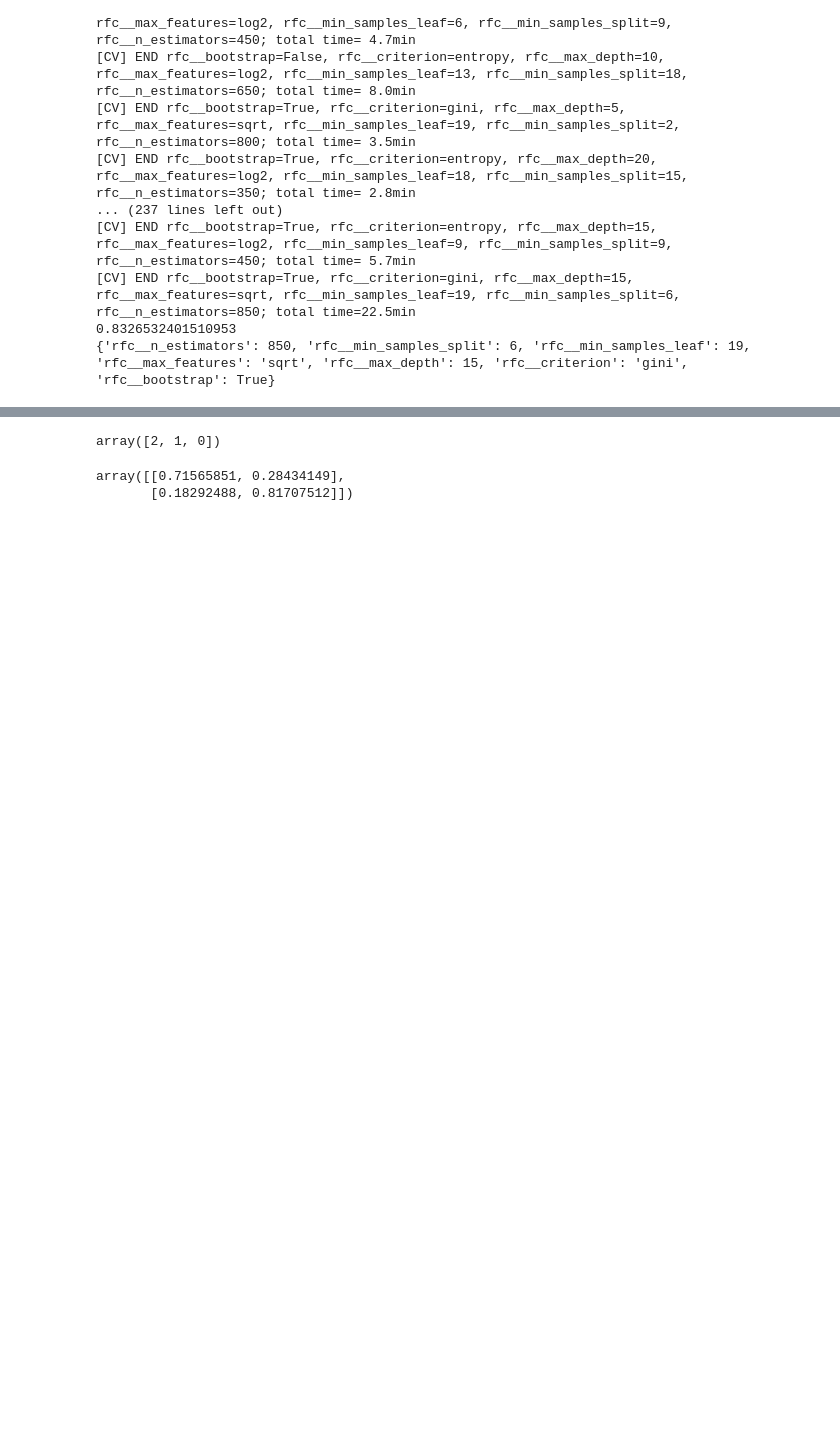
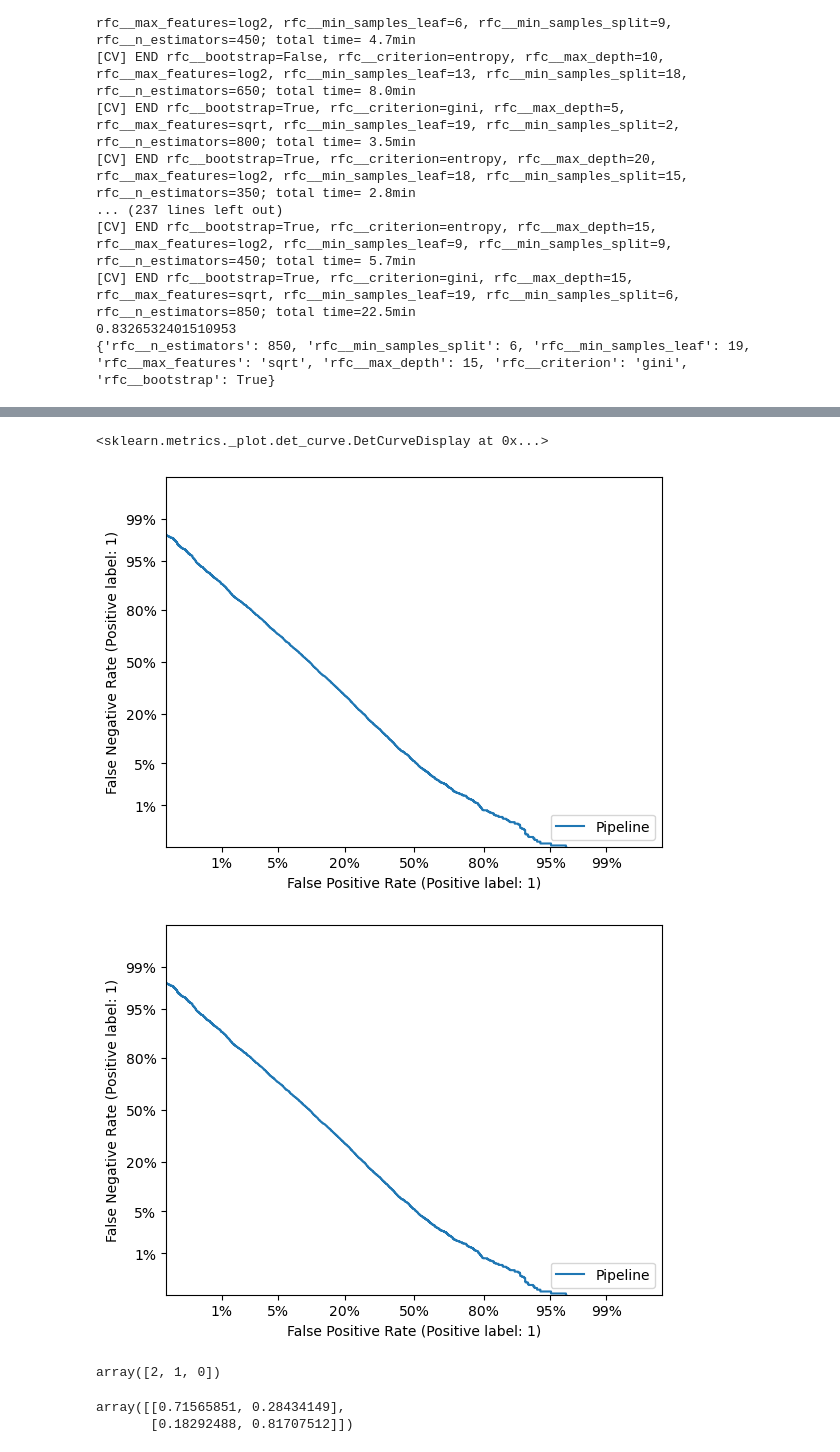
Before and after one commit to rlodetti/classification_project, a Jupyter notebook: 03 - Modeling & Evaluation-Copy1.ipynb, the cells around one changed output, grey strips where cells are left out. Saved outputs shown, nothing was run; the diff lists cells and outputs as text; code cells hidden in the pictures; blank space fills up the shorter version.

```diff
--- a/03 - Modeling & Evaluation-Copy1.ipynb
+++ b/03 - Modeling & Evaluation-Copy1.ipynb
@@ -265,3 +281,10 @@ plt.show();
+# %%
+from sklearn.metrics import det_curve, DetCurveDisplay
+DetCurveDisplay.from_estimator(clf_pipe, X_test, y_test).plot()
+# %% [output]
+<sklearn.metrics._plot.det_curve.DetCurveDisplay at 0x...>
+[figure, added]
+[figure, added]
 # %%
 thresholds
 # %% [output]
```
Also changed, not shown: parts of 6 cells of this notebook, 1 other file.
